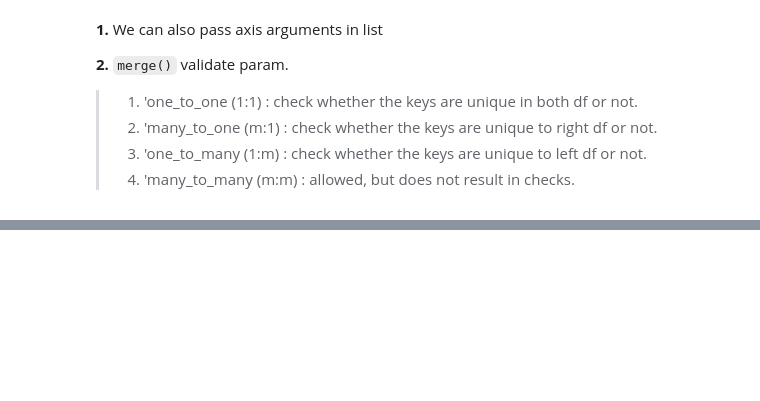
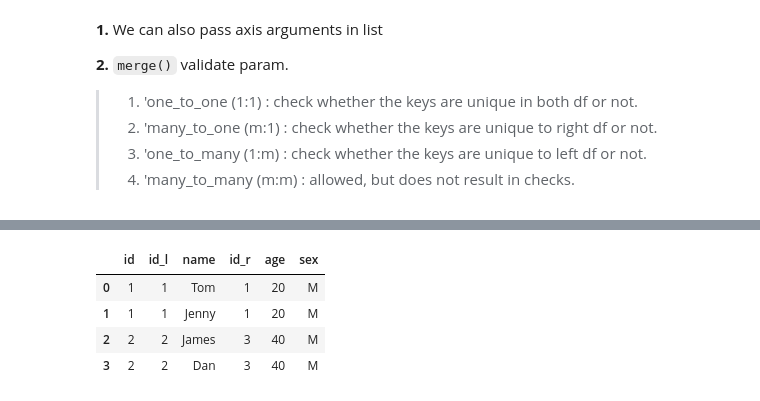
Before and after one commit to sanjuirm/Tutorials, a Jupyter notebook: Pandas/merge(), join() and concat().ipynb, the cells around one changed output, grey strips where cells are left out. Saved outputs shown, nothing was run; the diff lists cells and outputs as text; code cells hidden in the pictures; blank space fills up the shorter version.

```diff
--- a/Pandas/merge(), join() and concat().ipynb
+++ b/Pandas/merge(), join() and concat().ipynb
@@ -186,0 +294,10 @@ pd.merge(df_customer, df_info, how='right', on='id', sort= True, indicator= True
+# %%
+# Even this code does the same thing too. But ween need to pass l_suffux, r_suffix  arguemnts
+# To distinguish the common column 'id' in both df.
+df_customer.join(df_info, how='inner', on='id', lsuffix= '_l', rsuffix='_r')
+# %% [output]
+|  | id | id_l | name | id_r | age | sex |
+| 0 | 1 | 1 | Tom | 1 | 20 | M |
+| 1 | 1 | 1 | Jenny | 1 | 20 | M |
+| 2 | 2 | 2 | James | 3 | 40 | M |
+| 3 | 2 | 2 | Dan | 3 | 40 | M |
```
Also changed, not shown: parts of 15 cells of this notebook.
